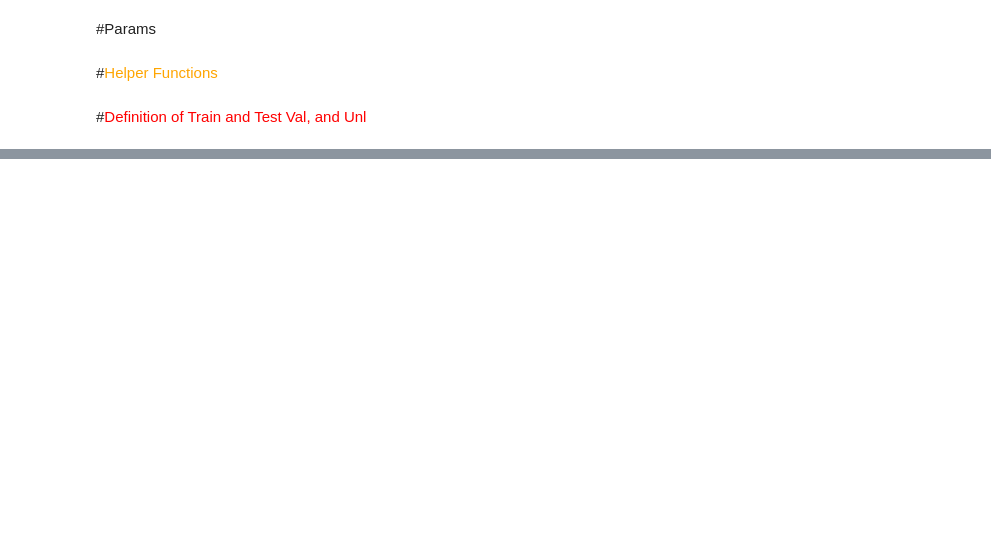
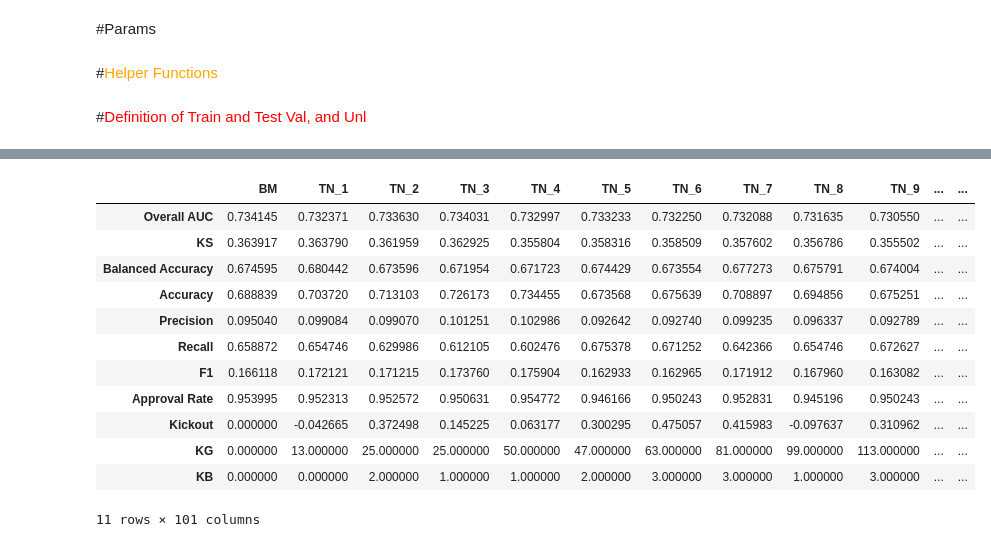
Before and after one commit to hiaac-finance/credit_pipeline, a Jupyter notebook: examples/Model_Pipeline_Functions_Pessoal_V21_K_fold.ipynb, the cells around one changed output, grey strips where cells are left out. Saved outputs shown, nothing was run; the diff lists cells and outputs as text; code cells hidden in the pictures; blank space fills up the shorter version.

```diff
--- a/examples/Model_Pipeline_Functions_Pessoal_V21_K_fold.ipynb
+++ b/examples/Model_Pipeline_Functions_Pessoal_V21_K_fold.ipynb
@@ -187,3 +262,19 @@ metric.plot.bar()
+# %%
+metrics
+# %% [output]
+|  | BM | TN_1 | TN_2 | TN_3 | TN_4 | TN_5 | TN_6 | TN_7 | TN_8 | TN_9 | ... | ... |
+| Overall AUC | 0.734145 | 0.732371 | 0.733630 | 0.734031 | 0.732997 | 0.733233 | 0.732250 | 0.732088 | 0.731635 | 0.730550 | ... | ... |
+| KS | 0.363917 | 0.363790 | 0.361959 | 0.362925 | 0.355804 | 0.358316 | 0.358509 | 0.357602 | 0.356786 | 0.355502 | ... | ... |
+| Balanced Accuracy | 0.674595 | 0.680442 | 0.673596 | 0.671954 | 0.671723 | 0.674429 | 0.673554 | 0.677273 | 0.675791 | 0.674004 | ... | ... |
+| Accuracy | 0.688839 | 0.703720 | 0.713103 | 0.726173 | 0.734455 | 0.673568 | 0.675639 | 0.708897 | 0.694856 | 0.675251 | ... | ... |
+| Precision | 0.095040 | 0.099084 | 0.099070 | 0.101251 | 0.102986 | 0.092642 | 0.092740 | 0.099235 | 0.096337 | 0.092789 | ... | ... |
+| Recall | 0.658872 | 0.654746 | 0.629986 | 0.612105 | 0.602476 | 0.675378 | 0.671252 | 0.642366 | 0.654746 | 0.672627 | ... | ... |
+| F1 | 0.166118 | 0.172121 | 0.171215 | 0.173760 | 0.175904 | 0.162933 | 0.162965 | 0.171912 | 0.167960 | 0.163082 | ... | ... |
+| Approval Rate | 0.953995 | 0.952313 | 0.952572 | 0.950631 | 0.954772 | 0.946166 | 0.950243 | 0.952831 | 0.945196 | 0.950243 | ... | ... |
+| Kickout | 0.000000 | -0.042665 | 0.372498 | 0.145225 | 0.063177 | 0.300295 | 0.475057 | 0.415983 | -0.097637 | 0.310962 | ... | ... |
+| KG | 0.000000 | 13.000000 | 25.000000 | 25.000000 | 50.000000 | 47.000000 | 63.000000 | 81.000000 | 99.000000 | 113.000000 | ... | ... |
+| KB | 0.000000 | 0.000000 | 2.000000 | 1.000000 | 1.000000 | 2.000000 | 3.000000 | 3.000000 | 1.000000 | 3.000000 | ... | ... |
+11 rows × 101 columns
 # %%
 #@title Show evolution of metrics
 
```
Also changed, not shown: parts of 19 cells of this notebook, 6 other files.
